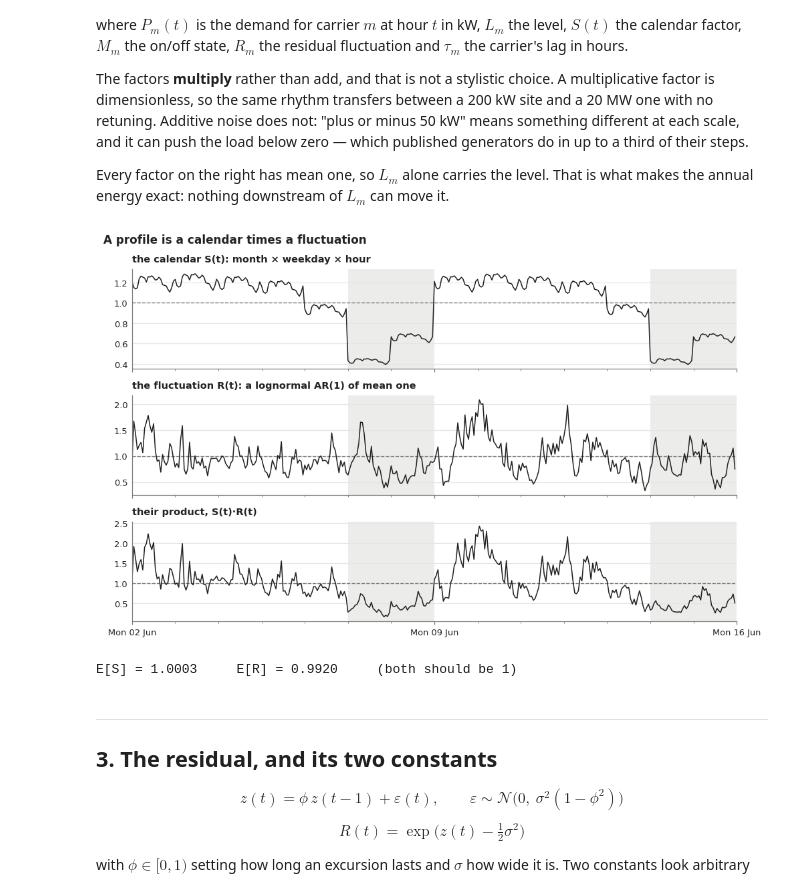
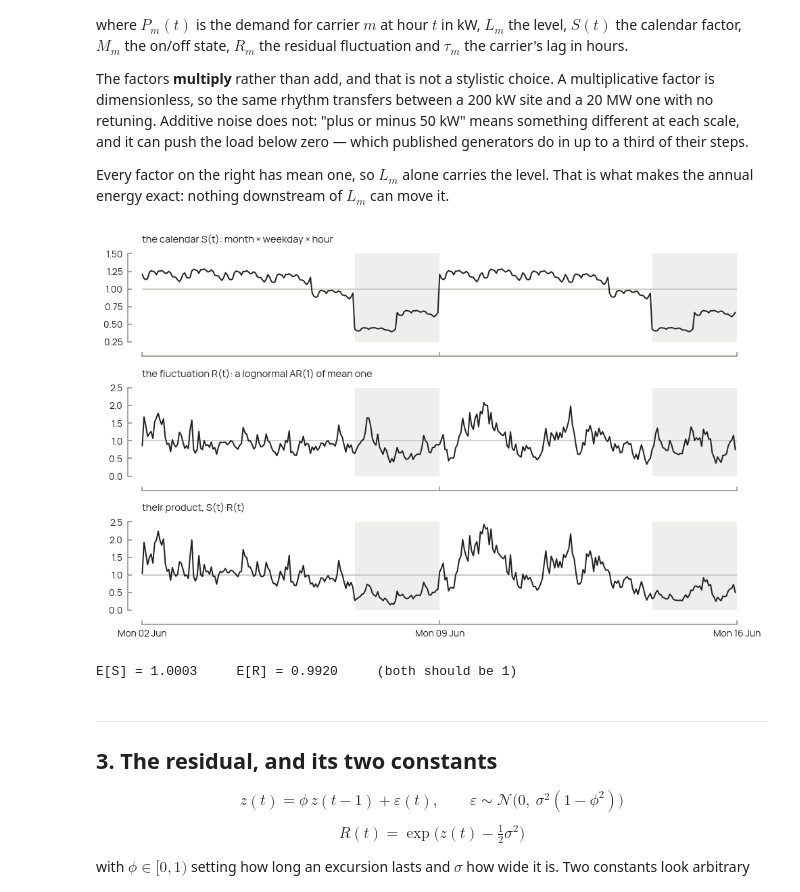
Before and after one commit to Matt-haug/loadcast, a Jupyter notebook: examples/01_tutorial.ipynb, the cells around one changed output. Drawn from its saved outputs; the diff is of its cells as text; code cells hidden in the pictures.

```diff
--- a/examples/01_tutorial.ipynb
+++ b/examples/01_tutorial.ipynb
@@ -100,12 +100,15 @@ minimum value        0.0000 kW    (never negative)
 week = profiles.loc["2025-06-09":"2025-06-15 23:00"]      # Monday to Sunday
 fig, ax = plt.subplots(figsize=fs.size(1, height=3.0))
 fs.weekends(ax, week.index)
+ends = {}
 for key, col in (("heat", "heat_kw"), ("cold", "cold_kw"), ("elec", "elec_kw")):
-    ax.plot(week.index, week[col] / week[col].mean(), color=C[key], lw=1.3, label=key)
-ax.set_ylabel("demand / its own mean")
+    values = week[col] / week[col].mean()
+    ax.plot(week.index, values, color=C[key], lw=1.4)
+    ends[key] = (week.index[-1], values.iloc[-1], C[key])
+fs.heading(ax, "demand / its own mean")
 fs.days(ax, week.index)
-fs.legend(ax)
-fs.title(fig, "One week, each carrier divided by its own mean")
+fs.frame(ax)
+fs.label_ends(ax, ends)
 save(fig, "01_one_week")
 plt.show()
 # %% [output]
@@ -133,36 +136,37 @@ is what makes the annual energy exact: nothing downstream of $L_m$ can move it.
 # %%
 # Build the factors by hand, to see them separately.
 index = pd.date_range("2025-01-01", periods=8760, freq="h")
 process = lc.get_class("semi_continuous")
 rng = np.random.default_rng(1)
 
 calendar = process.calendar(index)
 cv_residual = generator.residual_cv_for(process.target_cv, calendar)
 sigma = fitting.sigma_from_cv(cv_residual)
 latent = generator.correlated_ar1(8760, 1, phi=process.target_lag1,
                                   sigma=sigma, correlation=0.0, rng=rng)
 residual = generator.lognormal_from_latent(latent, sigma)[0]
 product = calendar * residual
 
 fig, axes = plt.subplots(3, 1, figsize=fs.size(3, height=5.6), sharex=True)
 span = slice(3648, 3648 + 336)     # a fortnight, from Monday 2 June
 for ax, series, title in (
     (axes[0], calendar, "the calendar S(t): month × weekday × hour"),
     (axes[1], residual, "the fluctuation R(t): a lognormal AR(1) of mean one"),
     (axes[2], product, "their product, S(t)·R(t)"),
 ):
     fs.weekends(ax, index[span])
-    ax.plot(index[span], series[span], color=fs.INK, lw=1.0)
+    ax.plot(index[span], series[span], color=fs.INK, lw=1.3)
     fs.reference(ax, 1.0)
-    ax.set_title(title)
+    fs.heading(ax, subtitle=title)
 fs.days(axes[2], index[span], weekly=True)
-fs.title(fig, "A profile is a calendar times a fluctuation")
+for ax in axes:
+    fs.frame(ax)
 save(fig, "02_decomposition")
 plt.show()
 
 print(f"E[S] = {calendar.mean():.4f}     E[R] = {residual.mean():.4f}     (both should be 1)")
 # %% [output]
-[figure, old version]
+[figure, new version]
 E[S] = 1.0003     E[R] = 0.9920     (both should be 1)
 # %% [markdown]
 ---
```
Also changed, not shown: parts of 11 cells of this notebook, 27 other files.
